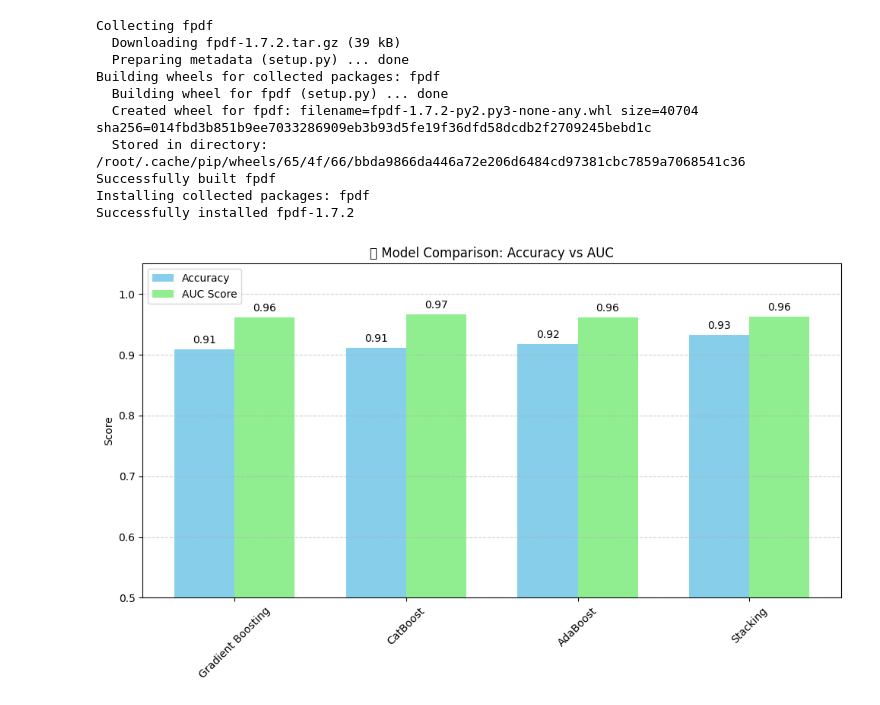
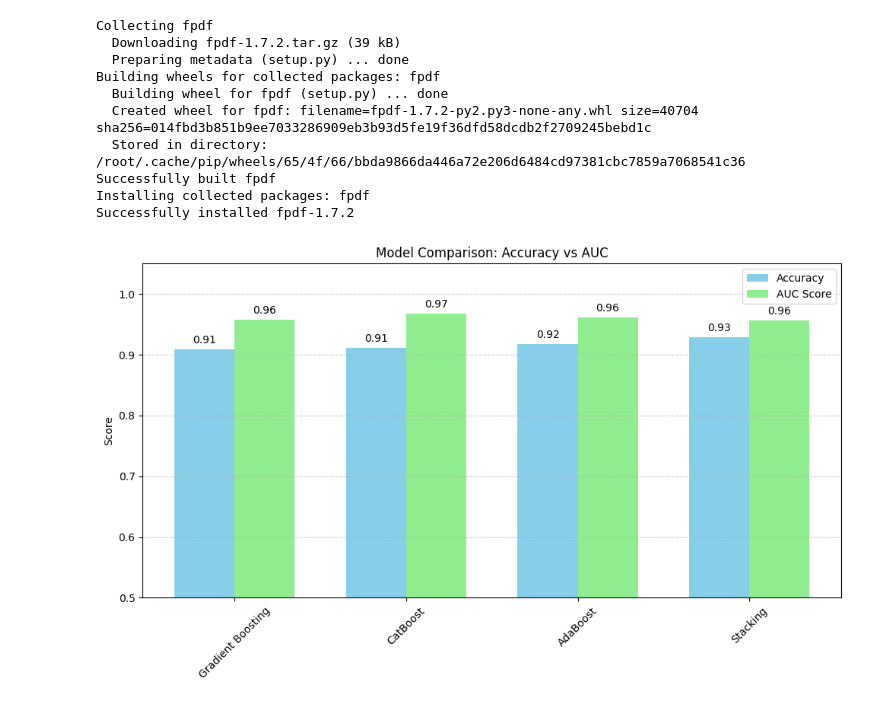
Before and after one commit to Sachin44-ux/Project-4, a Jupyter notebook: liv2.ipynb, the cells around one changed output. Drawn from its saved outputs; the diff is of its cells as text; code cells hidden in the pictures.

```diff
--- a/liv2.ipynb
+++ b/liv2.ipynb
@@ -194,7 +167,7 @@ Training Accuracy: 0.9728
 # %%
 cat = CatBoostClassifier(
-    iterations=120,          # Number of boosting rounds
-    learning_rate=0.08,      # Slower learning = better generalization
+    iterations=100,          # Number of boosting rounds
+    learning_rate=0.05,      # Slower learning = better generalization
     depth=6,                 # Depth of trees
     random_state=42,
     verbose=0                # Suppress logs (set to 100 if you want progress printed)
@@ -223,7 +196,7 @@ Training Accuracy: 0.9581
 # %%
 ada = AdaBoostClassifier(
-    n_estimators=800,        # Number of weak learners
-    learning_rate=0.09,      # Smaller step size for better generalization
+    n_estimators=1000,        # Number of weak learners
+    learning_rate=0.05,      # Smaller step size for better generalization
     random_state=42
 )
 
@@ -250,8 +223,9 @@ Training Accuracy: 0.9228
 # %%
 from sklearn.ensemble import RandomForestClassifier
 # %%
+
 # Define meta-learner
-meta_learner = RandomForestClassifier(n_estimators=25, random_state=42)
+meta_learner = RandomForestClassifier(n_estimators=600, random_state=42)
 # %%
 from sklearn.ensemble import StackingClassifier
 # %%
@@ -589,0 +437,19 @@ weighted avg       0.93      0.93      0.93       340
+# %%
+# Define dictionary of models and names
+model_dict = {
+    "Gradient Boosting": gbm,
+    "CatBoost": cat,
+    "AdaBoost": ada,
+    "Stacking": stacking_model
+}
+
+# Store results
+model_results = []
+
+for name, model in model_dict.items():
+    y_pred = model.predict(X_test)
+    y_proba = model.predict_proba(X_test)[:, 1]
+    acc = accuracy_score(y_test, y_pred)
+    auc_score = roc_auc_score(y_test, y_proba)
+    model_results.append((name, acc, auc_score))
+    print(f"{name:<20} | Accuracy: {acc:.4f} | AUC: {auc_score:.4f}")
@@ -673,37 +533,39 @@ Successfully built fpdf
 Installing collected packages: fpdf
 Successfully installed fpdf-1.7.2
 # %%
-import matplotlib.pyplot as plt
-import numpy as np
-
 # Unpack results
 model_names = [name for name, _, _ in model_results]
 accuracies = [acc for _, acc, _ in model_results]
 aucs = [auc for _, _, auc in model_results]
 
 # Set width and positions
 x = np.arange(len(model_names))
 width = 0.35
 
 # Plotting
 plt.figure(figsize=(10, 6))
 bars1 = plt.bar(x - width/2, accuracies, width, label='Accuracy', color='skyblue')
 bars2 = plt.bar(x + width/2, aucs, width, label='AUC Score', color='lightgreen')
 
 # Labels and formatting
 plt.ylabel('Score')
-plt.title('📊 Model Comparison: Accuracy vs AUC')
+plt.title('Model Comparison: Accuracy vs AUC')
 plt.xticks(x, model_names, rotation=45)
 plt.ylim(0.5, 1.05)
 plt.legend()
 
 # Annotate bar values
 for bar in bars1 + bars2:
     yval = bar.get_height()
     plt.text(bar.get_x() + bar.get_width()/2, yval + 0.01, f'{yval:.2f}', ha='center', fontsize=10)
 
 plt.tight_layout()
 plt.grid(True, axis='y', linestyle='--', alpha=0.6)
+
+# Save the figure to a file
+plt.savefig('model_comparison.png', format='png')
+
+# Show the plot
 plt.show()
 # %% [output]
-[figure, old version]
+[figure, new version]
```
Also changed, not shown: parts of 33 cells of this notebook.
